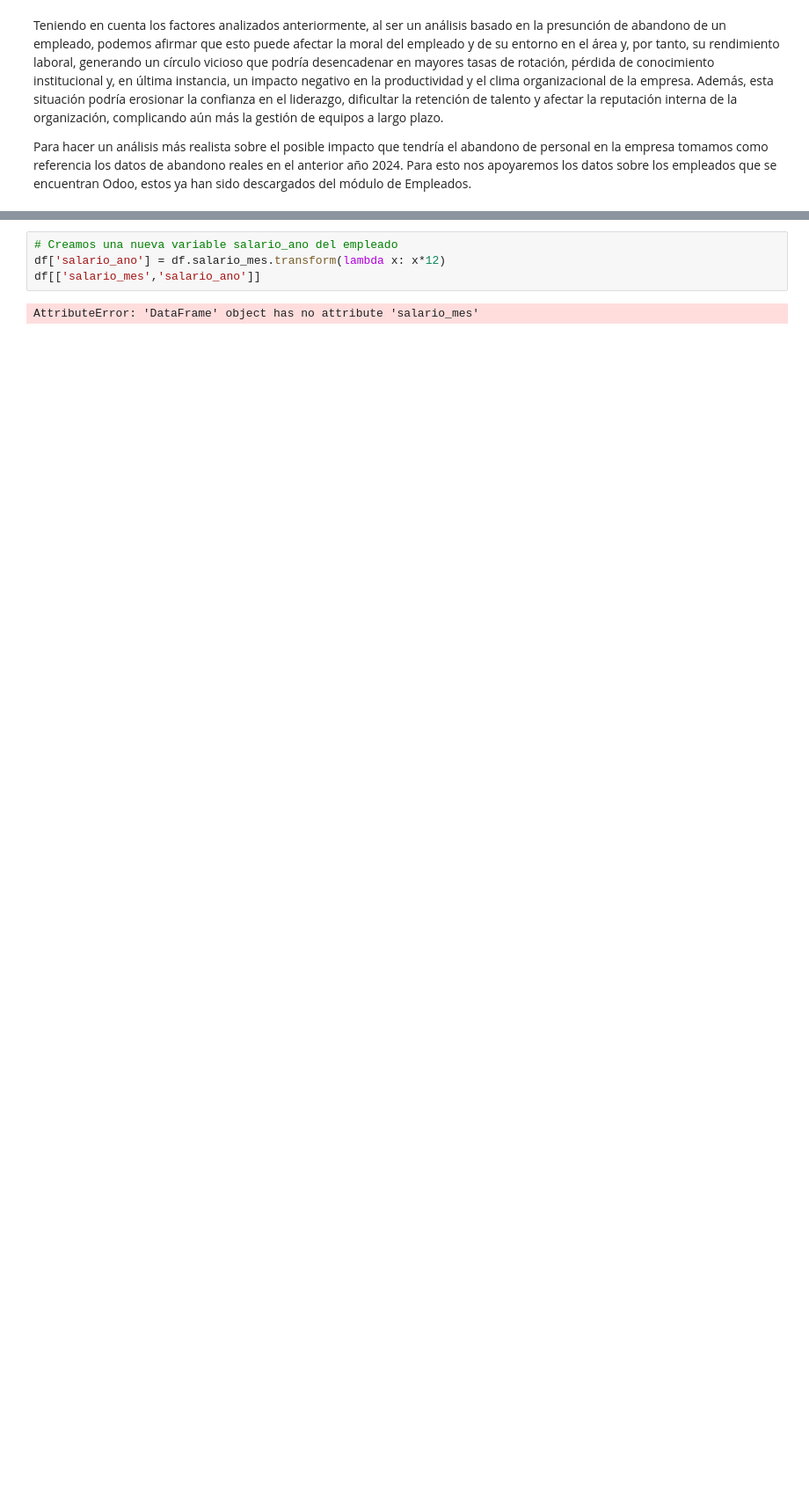
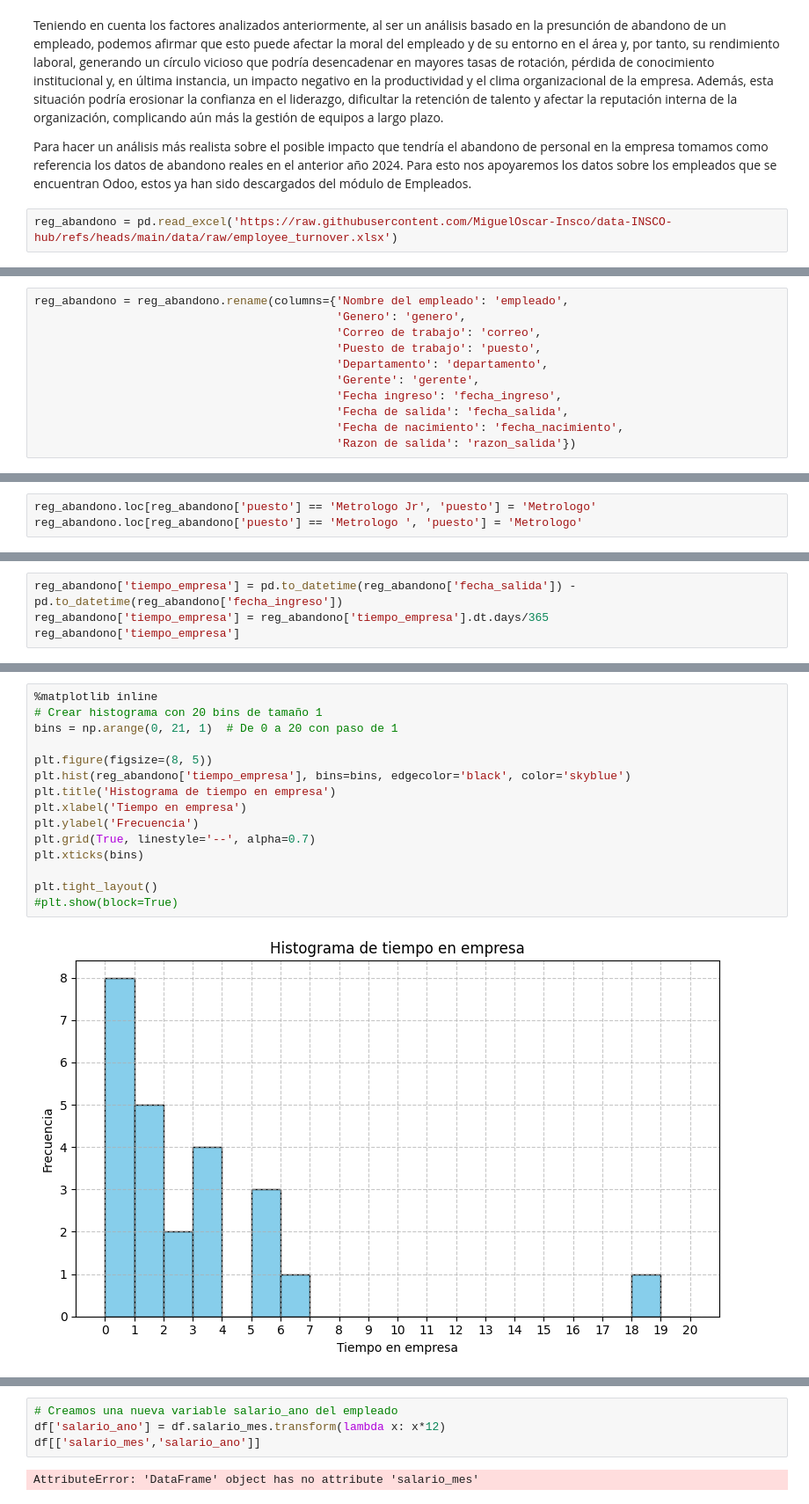
Before and after one commit to MiguelOscar-Insco/data-INSCO-hub, a Jupyter notebook: notebooks/mod_rrhh/survey_analysis.ipynb, the cells around one changed output, grey strips where cells are left out. Shown at 88% size. Drawn from its saved outputs; the diff is of its cells as text; blank space fills up the shorter version.

Commit message:
Se modifica employee_turnover.xlsx

```diff
--- a/notebooks/mod_rrhh/survey_analysis.ipynb
+++ b/notebooks/mod_rrhh/survey_analysis.ipynb
@@ -733,3 +733,5 @@ https://blog-empresas.computrabajo.com/costo-de-rotacion/
 Teniendo en cuenta los factores analizados anteriormente, al ser un análisis basado en la presunción de abandono de un empleado, podemos afirmar que esto puede afectar la moral del empleado y de su entorno en el área y, por tanto, su rendimiento laboral, generando un círculo vicioso que podría desencadenar en mayores tasas de rotación, pérdida de conocimiento institucional y, en última instancia, un impacto negativo en la productividad y el clima organizacional de la empresa. Además, esta situación podría erosionar la confianza en el liderazgo, dificultar la retención de talento y afectar la reputación interna de la organización, complicando aún más la gestión de equipos a largo plazo.<br>
 
 Para hacer un análisis más realista sobre el posible impacto que tendría el abandono de personal en la empresa tomamos como referencia los datos de abandono reales en el anterior año 2024. Para esto nos apoyaremos los datos sobre los empleados que se encuentran Odoo, estos ya han sido descargados del módulo de Empleados.
+# %%
+reg_abandono = pd.read_excel('https://raw.githubusercontent.com/MiguelOscar-Insco/data-INSCO-hub/refs/heads/main/data/raw/employee_turnover.xlsx')
@@ -735,0 +758,11 @@ Para hacer un análisis más realista sobre el posible impacto que tendría el a
+# %%
+reg_abandono = reg_abandono.rename(columns={'Nombre del empleado': 'empleado',
+                                            'Genero': 'genero',
+                                            'Correo de trabajo': 'correo',
+                                            'Puesto de trabajo': 'puesto',
+                                            'Departamento': 'departamento',
+                                            'Gerente': 'gerente',
+                                            'Fecha ingreso': 'fecha_ingreso',
+                                            'Fecha de salida': 'fecha_salida',
+                                            'Fecha de nacimiento': 'fecha_nacimiento',
+                                            'Razon de salida': 'razon_salida'})
@@ -735,0 +797,3 @@ Para hacer un análisis más realista sobre el posible impacto que tendría el a
+# %%
+reg_abandono.loc[reg_abandono['puesto'] == 'Metrologo Jr', 'puesto'] = 'Metrologo'
+reg_abandono.loc[reg_abandono['puesto'] == 'Metrologo ', 'puesto'] = 'Metrologo'
@@ -735,0 +862,4 @@ Para hacer un análisis más realista sobre el posible impacto que tendría el a
+# %%
+reg_abandono['tiempo_empresa'] = pd.to_datetime(reg_abandono['fecha_salida']) - pd.to_datetime(reg_abandono['fecha_ingreso'])
+reg_abandono['tiempo_empresa'] = reg_abandono['tiempo_empresa'].dt.days/365
+reg_abandono['tiempo_empresa']
@@ -735,0 +897,17 @@ Para hacer un análisis más realista sobre el posible impacto que tendría el a
+# %%
+%matplotlib inline
+# Crear histograma con 20 bins de tamaño 1
+bins = np.arange(0, 21, 1)  # De 0 a 20 con paso de 1
+
+plt.figure(figsize=(8, 5))
+plt.hist(reg_abandono['tiempo_empresa'], bins=bins, edgecolor='black', color='skyblue')
+plt.title('Histograma de tiempo en empresa')
+plt.xlabel('Tiempo en empresa')
+plt.ylabel('Frecuencia')
+plt.grid(True, linestyle='--', alpha=0.7)
+plt.xticks(bins)
+
+plt.tight_layout()
+#plt.show(block=True)
+# %% [output]
+[figure, added]
```
Also changed, not shown: parts of 16 cells of this notebook, 3 other files.
